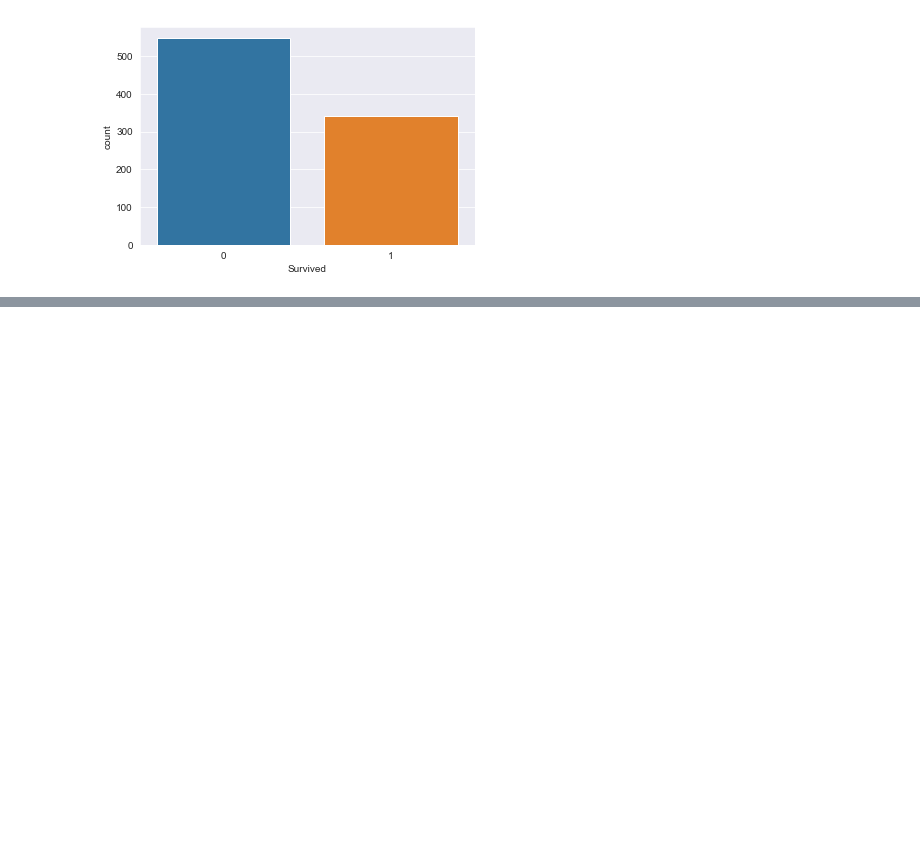
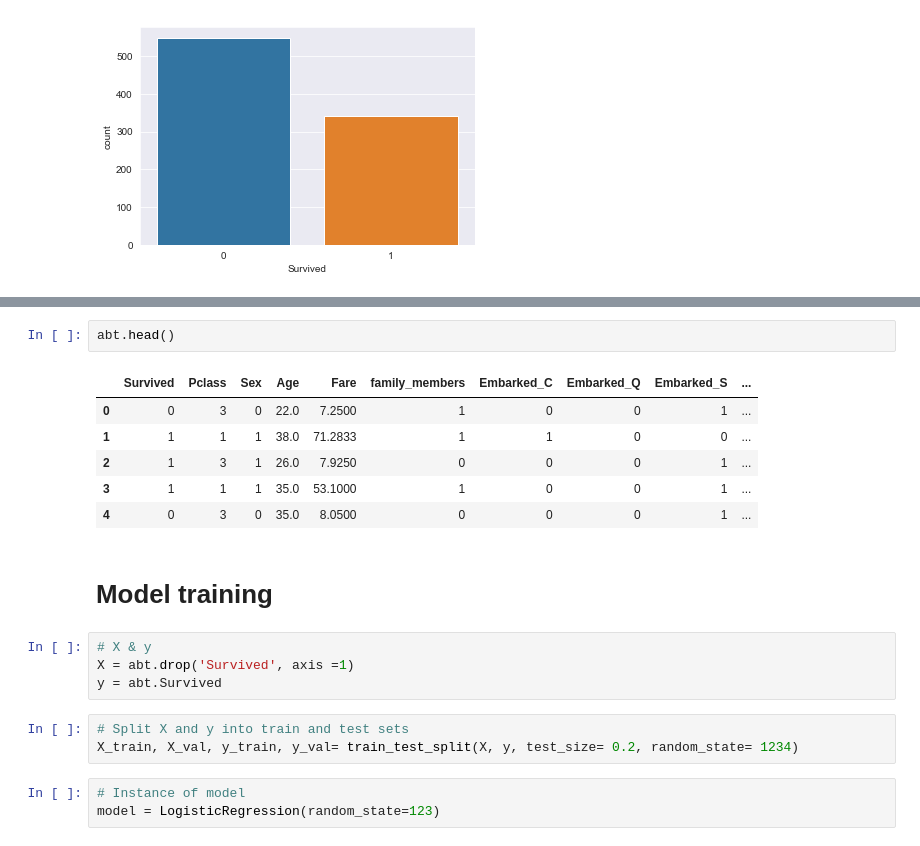
Before and after one commit to AnaCristina89/kaggle, a Jupyter notebook: titanic.ipynb, the cells around one changed output, grey strips where cells are left out. Drawn from its saved outputs; the diff is of its cells as text; blank space fills up the shorter version.

```diff
--- a/titanic.ipynb
+++ b/titanic.ipynb
@@ -153,0 +219,21 @@ dtype: int64
+# %%
+abt.head()
+# %% [output]
+|  | Survived | Pclass | Sex | Age | Fare | family_members | Embarked_C | Embarked_Q | Embarked_S | ... |
+| 0 | 0 | 3 | 0 | 22.0 | 7.2500 | 1 | 0 | 0 | 1 | ... |
+| 1 | 1 | 1 | 1 | 38.0 | 71.2833 | 1 | 1 | 0 | 0 | ... |
+| 2 | 1 | 3 | 1 | 26.0 | 7.9250 | 0 | 0 | 0 | 1 | ... |
+| 3 | 1 | 1 | 1 | 35.0 | 53.1000 | 1 | 0 | 0 | 1 | ... |
+| 4 | 0 | 3 | 0 | 35.0 | 8.0500 | 0 | 0 | 0 | 1 | ... |
+# %% [markdown]
+# Model training
+# %%
+# X & y
+X = abt.drop('Survived', axis =1)
+y = abt.Survived
+# %%
+# Split X and y into train and test sets
+X_train, X_val, y_train, y_val= train_test_split(X, y, test_size= 0.2, random_state= 1234)
+# %%
+# Instance of model
+model = LogisticRegression(random_state=123)
```
Also changed, not shown: parts of 27 cells of this notebook.
